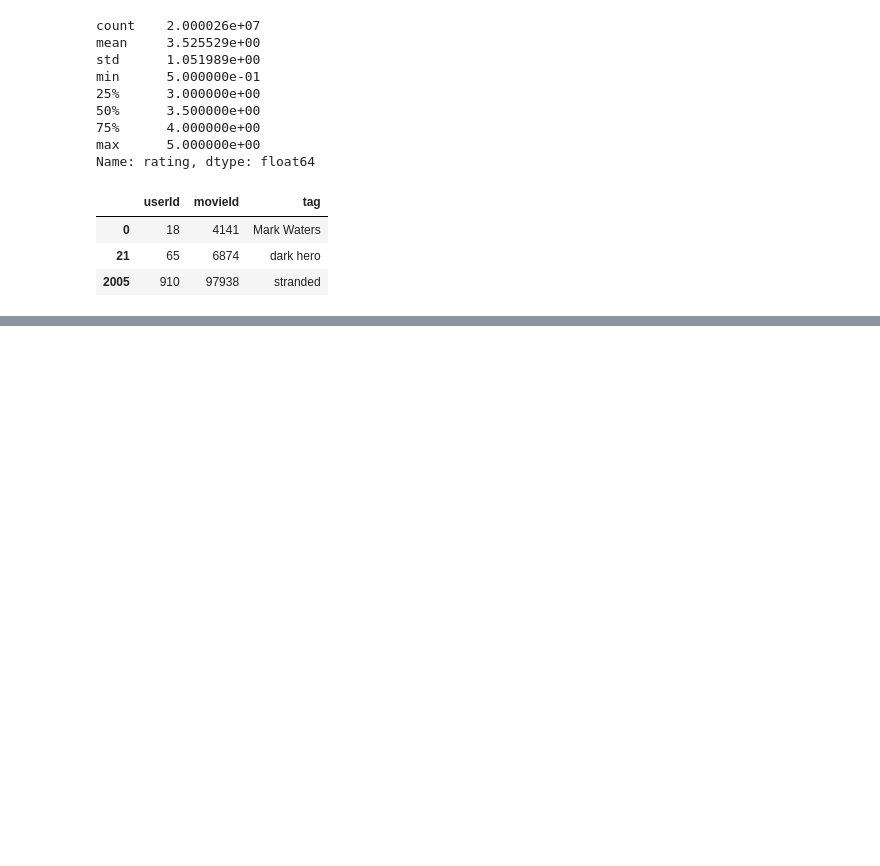
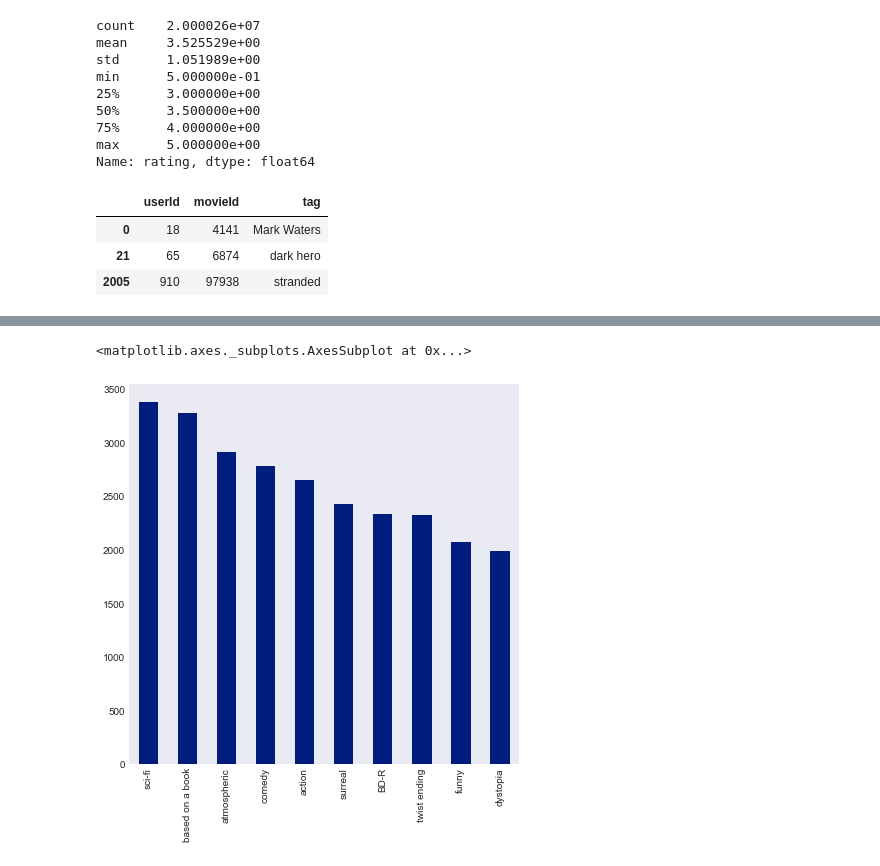
Before and after one commit to FabianArancibiaM/MachineLearning_ML_Pipeline_Pandas, a Jupyter notebook: ML PIPELINE.ipynb, the cells around one changed output, grey strips where cells are left out. Drawn from its saved outputs; the diff is of its cells as text; code cells hidden in the pictures; blank space fills up the shorter version.

```diff
--- a/ML PIPELINE.ipynb
+++ b/ML PIPELINE.ipynb
@@ -140,0 +346,4 @@ tags.iloc[[0,21,2005]]
+# %%
+# las veces que se repite un valor
+tag_count = tags['tag'].value_counts()
+tag_count.head(100)
@@ -140,0 +368,5 @@ tags.iloc[[0,21,2005]]
+# %%
+tag_count[:10].plot(kind='bar',figsize=(7,7))
+# %% [output]
+<matplotlib.axes._subplots.AxesSubplot at 0x...>
+[figure, added]
```
Also changed, not shown: parts of 36 cells of this notebook.
